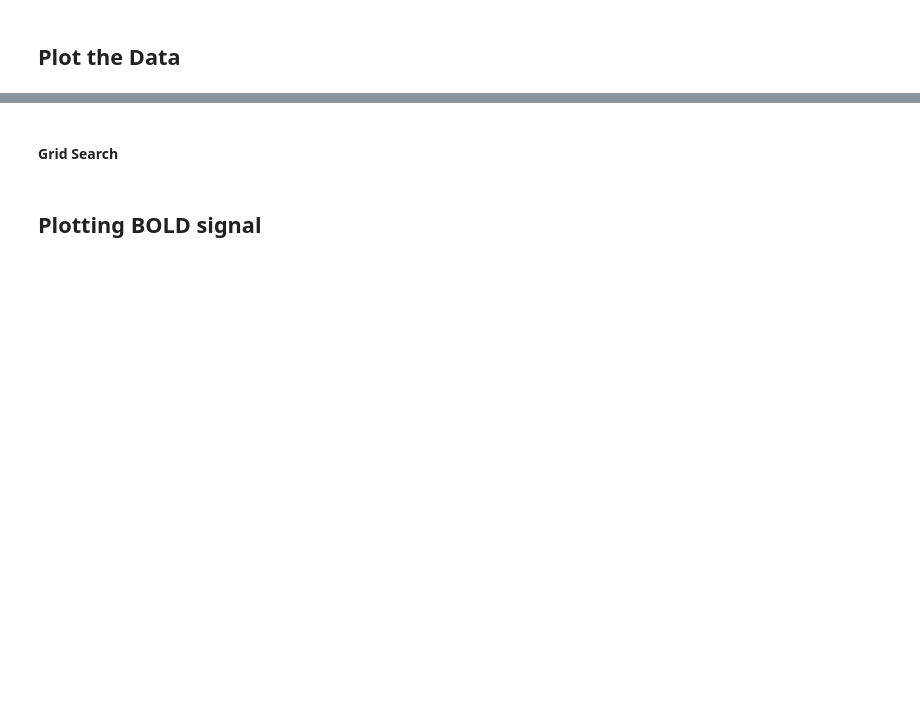
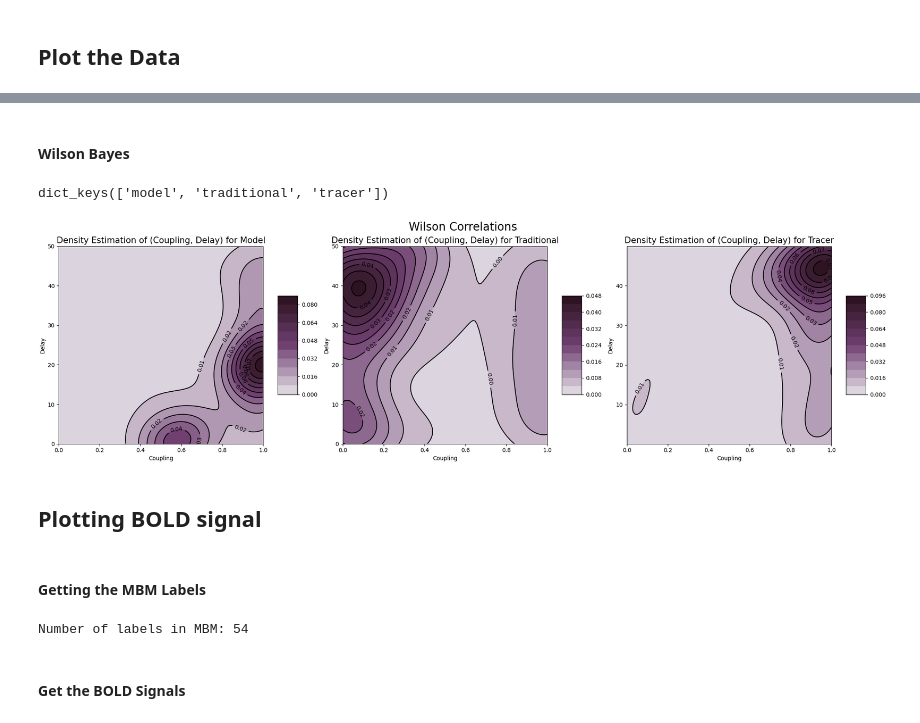
Before and after one commit to Hana-Ali/Deep-Learning-For-SC, a Jupyter notebook: whole_brain_modelling/cpp/evaluation/sim_FC_evaluation.ipynb, the cells around one changed output, grey strips where cells are left out. Drawn from its saved outputs; the diff is of its cells as text; code cells hidden in the pictures; blank space fills up the shorter version.

```diff
--- a/whole_brain_modelling/cpp/evaluation/sim_FC_evaluation.ipynb
+++ b/whole_brain_modelling/cpp/evaluation/sim_FC_evaluation.ipynb
@@ -352,2 +446,2 @@ for neural_model in neural_models:
-# %% [markdown]
-#### Grid Search
+# %% [markdown]
+#### Wilson Bayes
@@ -354,2 +510,19 @@ for neural_model in neural_models:
+# %%
+%matplotlib widget
+
+# Extract the dataframe
+df = dataframes["wilson"]["bayes"]
+
+print(df.keys())
+
+plot_KDEs_by_key(df,
+                title="Wilson Correlations".format(mode=mode.capitalize(), symm=symm.capitalize()),
+                xlabel="Coupling",
+                ylabel="Delay")
+# %% [output]
+dict_keys(['model', 'traditional', 'tracer'])
+[figure, added]
 # %% [markdown]
 ## **Plotting BOLD signal**
+# %% [markdown]
+#### Getting the MBM Labels
@@ -356 +549,23 @@ for neural_model in neural_models:
+# %%
+# Dictionary to store the results
+MBM_label_data = {}
+
+# Load the data from MBM
+with open(MBM_labels_path, 'r') as file:
+    for line in file:
+        # Split each line into columns
+        columns = line.strip().split()
+        # Extract the first column (assuming it's a number) and the last column (label)
+        number = float(columns[-1])
+        label = columns[0]
+
+        # Save to dictionary
+        MBM_label_data[number] = label
+
+# Print the number of labels
+print("Number of labels in MBM: {}".format(len(MBM_label_data)))
+# %% [output]
+Number of labels in MBM: 54
+# %% [markdown]
+#### Get the BOLD Signals
 # %%
```
Also changed, not shown: parts of 15 cells of this notebook, 1 other file.
